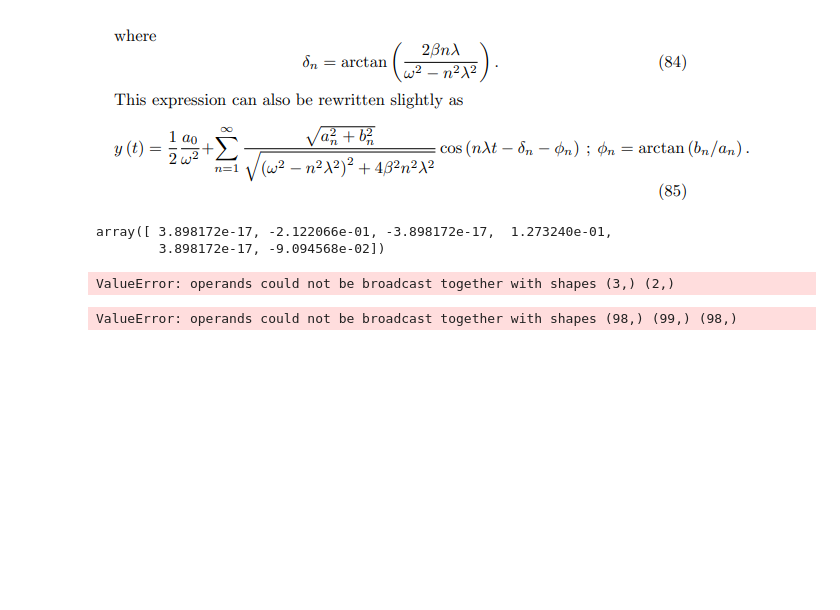
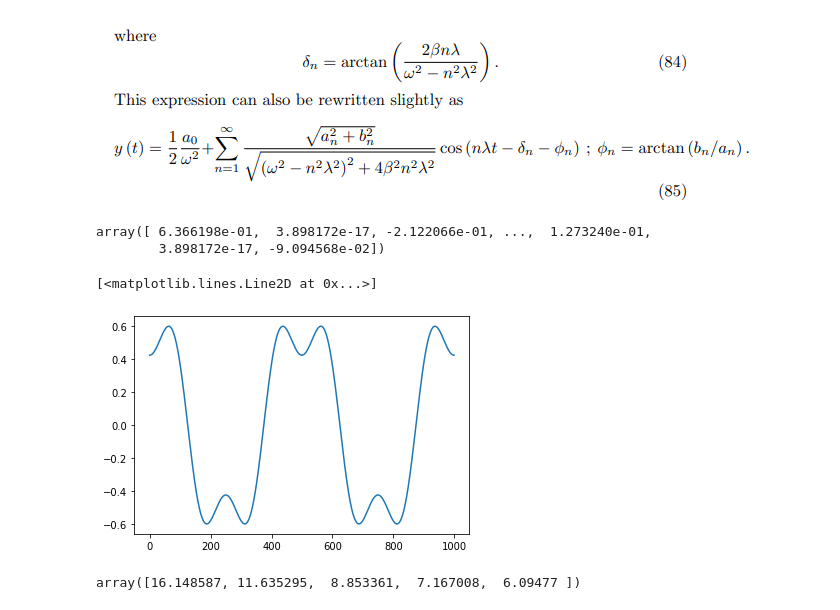
Before and after one commit to 0xDBFB7/covidinator, a Jupyter notebook: documents/pseudo_soliton_simplified.ipynb, the cells around one changed output. Cells and saved outputs as stored; diff of their text form; code cells hidden in the pictures; blank space fills up the shorter version.

```diff
--- a/documents/pseudo_soliton_simplified.ipynb
+++ b/documents/pseudo_soliton_simplified.ipynb
@@ -68,35 +70,41 @@ def fourier_amplitude_coefficients(fundamental_period, pulse_duration, N):
     # https://lpsa.swarthmore.edu/Fourier/Series/ExFS.html#EvenPulse
 
     n = np.arange(1, N+1)
-    a_n = 2.0*(1.0/(n[1:]*pi))*np.sin(n[1:]*pi*(pulse_duration / fundamental_period))
+    a_n = 2.0*(1.0/(n*pi))*np.sin(n*pi*(pulse_duration / fundamental_period))
 #     a_n = np.insert(a_n, 0, (pulse_duration / fundamental_period))
 
     return a_n
 
 fourier_amplitude_coefficients(2, 1, 7) #verified
 # %% [output]
-array([ 3.898172e-17, -2.122066e-01, -3.898172e-17,  1.273240e-01,
+array([ 6.366198e-01,  3.898172e-17, -2.122066e-01, ...,  1.273240e-01,
         3.898172e-17, -9.094568e-02])
 # %%
-def fourier_sum(fundamental_period, mode_phases, amplitude_coefficients, t, N):
+def fourier_sum(fundamental_period, amplitude_coefficients, dielectric_constants, t, x, N):
     n = np.arange(1, N+1)
-    return np.sum(amplitude_coefficients*np.cos(n*((1.0/fundamental_period)*2.0*pi * t) - mode_phases), axis=0)
+    mode_angular_frequency = n*(1.0/fundamental_period)*2.0*pi
+    temporal_phase = mode_angular_frequency * t
+    spatial_phase = mode_angular_frequency*np.sqrt(mu_0*dielectric_constants*epsilon_0)*x
+    return np.sum(amplitude_coefficients*np.cos(temporal_phase - spatial_phase), axis=0)
 
 N=3
 
 amplitude_coefficients = fourier_amplitude_coefficients(2, 1, N)
 
-mode_phases = np.zeros_like(amplitude_coefficients)
+dielectric_constants = np.ones_like(amplitude_coefficients)
 
 t = np.linspace(-2.0, 2.0, 1000)
 
+
+
 dt = []
 for i in t:
-    dt.append(fourier_sum(2, mode_phases, amplitude_coefficients, i, N))
+    dt.append(fourier_sum(2, amplitude_coefficients, dielectric_constants, i, 0, N))
 
 plt.plot(dt)
 # %% [output]
-ValueError: operands could not be broadcast together with shapes (3,) (2,)
+[<matplotlib.lines.Line2D at 0x...>]
+[figure, added]
 # %%
 def simple_dispersion(t, x, fundamental_period, N):
 
@@ -114,12 +122,11 @@ def simple_dispersion(t, x, fundamental_period, N):
         E_penetration_depth = electric_field_penetration_depth(mode, dielectric_constant, conductivity)
         E_penetration_depths[idx] = E_penetration_depth
 
-    spatial_wavenumbers = modes * 2.0 * pi * np.sqrt(mu_0 * epsilon_0 * dielectric_constants)
 
-    return spatial_wavenumbers, E_penetration_depths
+    return dielectric_constants, E_penetration_depths
 
 
-t= 0
+t = 0
 x = 0
 fundamental_period = 1e-10
 N = 5
@@ -127,29 +134,5 @@ N = 5
 spatial_wavenumbers, E_penetration_depths = simple_dispersion(t, x, fundamental_period, N)
 
 spatial_wavenumbers
+# %% [output]
+array([16.148587, 11.635295,  8.853361,  7.167008,  6.09477 ])
-# %%
-
-
-t= 0
-x = 0.0
-fundamental_period = (1/5e9)
-N = 100
-
-amplitude_coefficients = fourier_amplitude_coefficients(fundamental_period, fundamental_period/10.0, N)
-
-spatial_wavenumbers, E_penetration_depths = simple_dispersion(t, x, fundamental_period, N)
-
-amplitude_coefficients[1:] *= np.exp(- x / E_penetration_depths[1:])
-amplitude_coefficients[0] = 0
-mode_phases = spatial_wavenumbers * x
-# mode_phases = np.zeros_like(mode_phases)
-
-t = np.linspace(-fundamental_period, fundamental_period, 1000)
-
-dt = []
-for i in t:
-    dt.append(fourier_sum(fundamental_period, mode_phases, amplitude_coefficients, i, N)-fourier_sum(fundamental_period, mode_phases, amplitude_coefficients, i, N))
-
-plt.plot(dt)
-# %% [output]
-ValueError: operands could not be broadcast together with shapes (98,) (99,) (98,)
```
Also changed, not shown: parts of 4 cells of this notebook, 9 other files.
